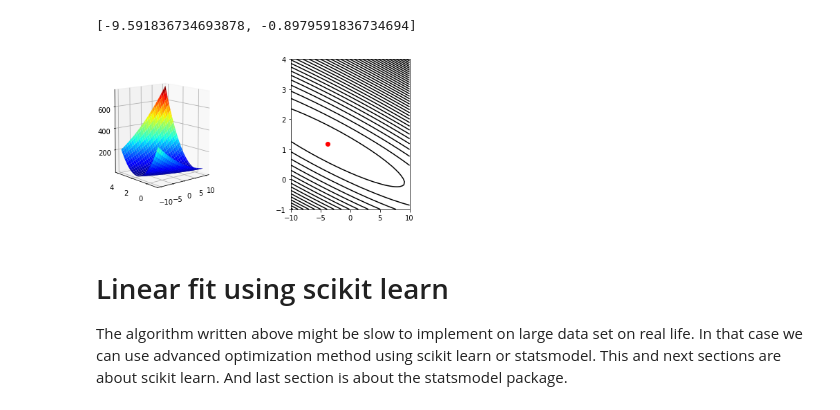
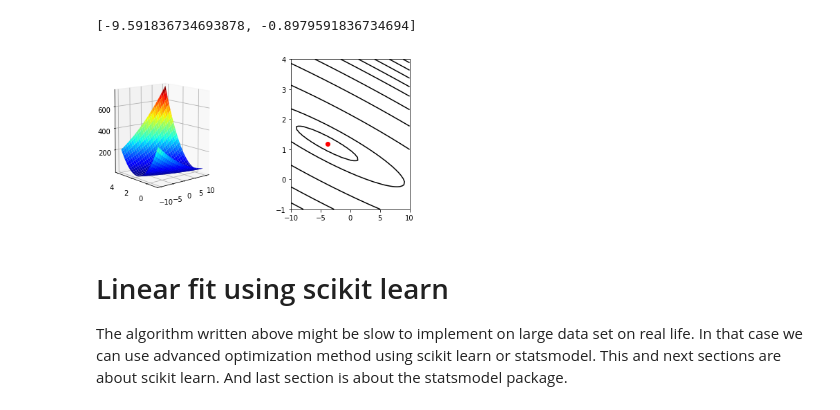
Before and after one commit to roshankoirala/Machine_learning-, a Jupyter notebook: 01. Simple Linear regression/Simple_Linear_Regression .ipynb, the cells around one changed output. Cells and saved outputs as stored; diff of their text form; code cells hidden in the pictures.

```diff
--- a/01. Simple Linear regression/Simple_Linear_Regression .ipynb
+++ b/01. Simple Linear regression/Simple_Linear_Regression .ipynb
@@ -90,4 +125,9 @@ X.head()
 | 4 | 1 | 5.8598 |
 # %%
 def hypothesis(theta, X):
+    '''
+    This function gives the hypothesis for the linear regression.
+    theta is a vectorized fit parameter.
+    X is a vectorized feature vector.
+    '''
     return np.dot(X, theta)
@@ -103,5 +150,11 @@ array([0., 0., 0., 0., 0., 0., 0., 0., 0., 0., 0., 0., 0., 0., 0., 0., 0.,
 # %%
 def cost_function(theta, X, y):
+    '''
+    This is the cost function for the simple linear regression function.
+    X is a vectorized fit parameters.
+    X is a feature matrix.
+    y is a response vector.
+    '''
     return 1/(2 * m) * np.sum((hypothesis(theta, X) - y) ** 2)
 # %%
 cost_function(theta, X, y)
@@ -160,5 +216,12 @@ alpha = 0.01
 # %%
 def gradient(theta, X, y):
+    '''
+    This function defines the gradient of a (p + 1)-dimensional hypersurface spanned
+    by p number of features and a bias.
+    theta is vectorized fit parameters.
+    X is a feature matrix.
+    y is a response vector.
+    '''
     return 1/m * np.dot(hypothesis(theta, X) - y, X)
 # %%
 gradient(theta, X, y)
@@ -167,6 +230,15 @@ array([ -5.83913505, -65.32884975])
 # %%
 def gradient_descent(theta, X, y, alpha, iterations):
 
+    '''
+    The function produces two output.
+    First output is fit parameter in final iteration of gradient descent.
+    Second output is value of cost function on each iteration.
+    theta is vectorized fit parameters.
+    X is a feature matrix.
+    y is a response vector.
+    iterations is numer of iterations.
+    '''
     cost_list = list()
 
     for _ in range(iterations):
@@ -237,18 +315,19 @@ for (i, j), k in np.ndenumerate(cost_grid):
 # %%
 fig = plt.figure(figsize = (8, 4))
 
 ax = fig.add_subplot(121, projection = '3d')
 ax.plot_surface(theta_0x, theta_1x, cost_grid, rstride = 2, cstride = 2, cmap = plt.cm.jet)
 ax.view_init(elev = 10, azim = 230)
 
 ax = fig.add_subplot(122)
-ax.contour(theta_0x,theta_1x, cost_grid, 40, colors = 'k')
+cont_loc = [7, 20, 80, 180, 280, 380, 460, 540, 620, 700]
+ax.contour(theta_0x,theta_1x, cost_grid, cont_loc, colors = 'k')
 ax.scatter(result[0][0], result[0][1], color = 'r')
 
 fig.subplots_adjust(wspace = 0.6)
 plt.show()
 # %% [output]
-[figure, old version]
+[figure, new version]
 # %% [markdown]
 # Linear fit using scikit learn
 
```
Also changed, not shown: parts of 23 cells of this notebook.
